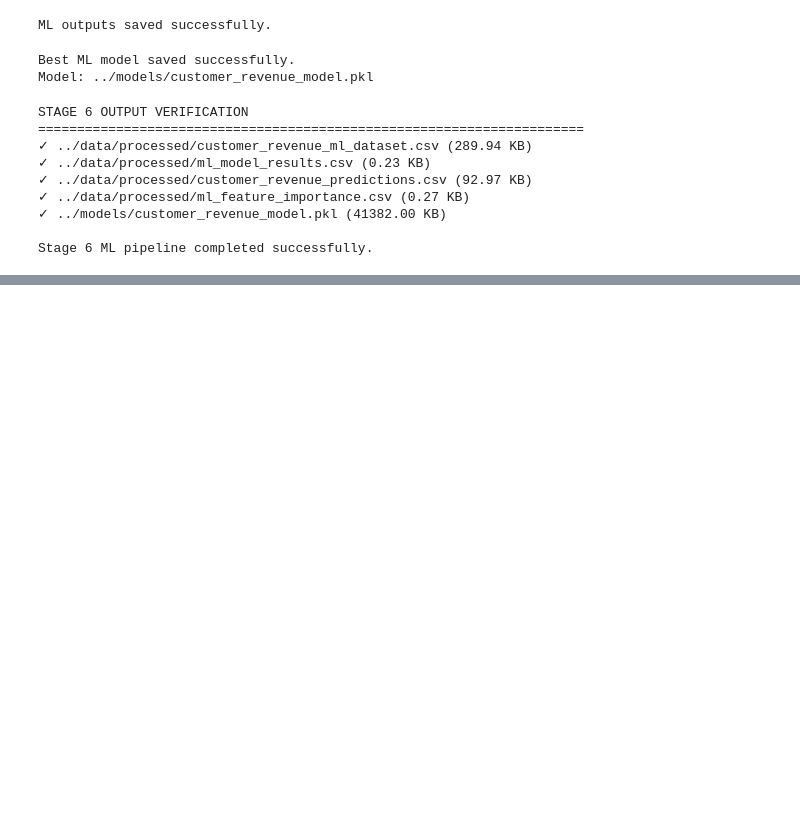
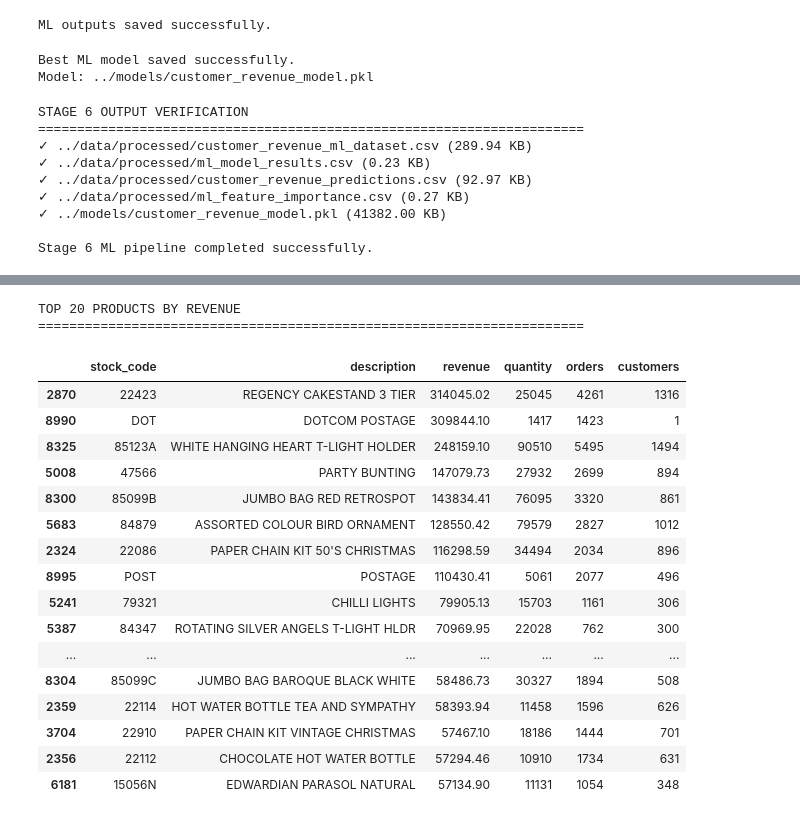
Before and after one commit to AKASHRAUT108/autonomous-data-analyst, a Jupyter notebook: notebooks/03_machine_learning.ipynb, the cells around one changed output, grey strips where cells are left out. Cells and saved outputs as stored; diff of their text form; code cells hidden in the pictures; blank space fills up the shorter version.

Commit message:
feat: add business insights and recommendations

```diff
--- a/notebooks/03_machine_learning.ipynb
+++ b/notebooks/03_machine_learning.ipynb
@@ -2455,0 +2679,49 @@ Stage 6 ML pipeline completed successfully.
+# %%
+# 7.4 - PRODUCT PERFORMANCE INSIGHTS
+
+product_performance = (
+    cleaned_df
+    .groupby(
+        ["stock_code", "description"],
+        dropna=False
+    )
+    .agg(
+        revenue=("revenue", "sum"),
+        quantity=("quantity", "sum"),
+        orders=("invoice", "nunique"),
+        customers=("customer_id", "nunique")
+    )
+    .reset_index()
+)
+
+product_performance = product_performance.sort_values(
+    "revenue",
+    ascending=False
+)
+
+print("TOP 20 PRODUCTS BY REVENUE")
+print("=" * 70)
+
+display(
+    product_performance.head(20).round(2)
+)
+# %% [output]
+TOP 20 PRODUCTS BY REVENUE
+======================================================================
+|  | stock_code | description | revenue | quantity | orders | customers |
+| 2870 | 22423 | REGENCY CAKESTAND 3 TIER | 314045.02 | 25045 | 4261 | 1316 |
+| 8990 | DOT | DOTCOM POSTAGE | 309844.10 | 1417 | 1423 | 1 |
+| 8325 | 85123A | WHITE HANGING HEART T-LIGHT HOLDER | 248159.10 | 90510 | 5495 | 1494 |
+| 5008 | 47566 | PARTY BUNTING | 147079.73 | 27932 | 2699 | 894 |
+| 8300 | 85099B | JUMBO BAG RED RETROSPOT | 143834.41 | 76095 | 3320 | 861 |
+| 5683 | 84879 | ASSORTED COLOUR BIRD ORNAMENT | 128550.42 | 79579 | 2827 | 1012 |
+| 2324 | 22086 | PAPER CHAIN KIT 50'S CHRISTMAS | 116298.59 | 34494 | 2034 | 896 |
+| 8995 | POST | POSTAGE | 110430.41 | 5061 | 2077 | 496 |
+| 5241 | 79321 | CHILLI LIGHTS | 79905.13 | 15703 | 1161 | 306 |
+| 5387 | 84347 | ROTATING SILVER ANGELS T-LIGHT HLDR | 70969.95 | 22028 | 762 | 300 |
+| ... | ... | ... | ... | ... | ... | ... |
+| 8304 | 85099C | JUMBO BAG BAROQUE BLACK WHITE | 58486.73 | 30327 | 1894 | 508 |
+| 2359 | 22114 | HOT WATER BOTTLE TEA AND SYMPATHY | 58393.94 | 11458 | 1596 | 626 |
+| 3704 | 22910 | PAPER CHAIN KIT VINTAGE CHRISTMAS | 57467.10 | 18186 | 1444 | 701 |
+| 2356 | 22112 | CHOCOLATE HOT WATER BOTTLE | 57294.46 | 10910 | 1734 | 631 |
+| 6181 | 15056N | EDWARDIAN PARASOL NATURAL | 57134.90 | 11131 | 1054 | 348 |
```
Also changed, not shown: parts of 16 cells of this notebook.
